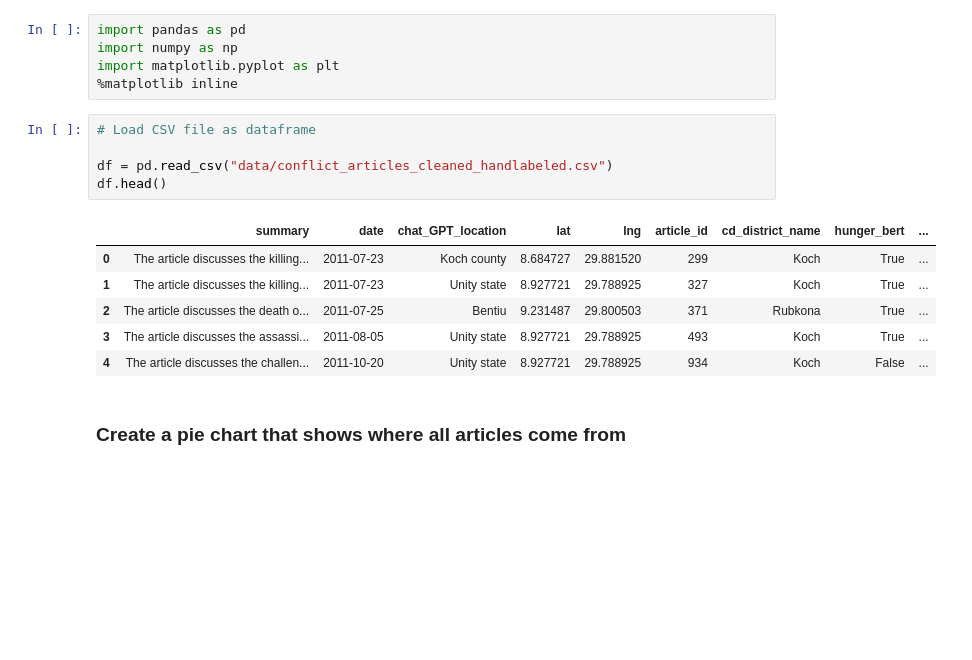
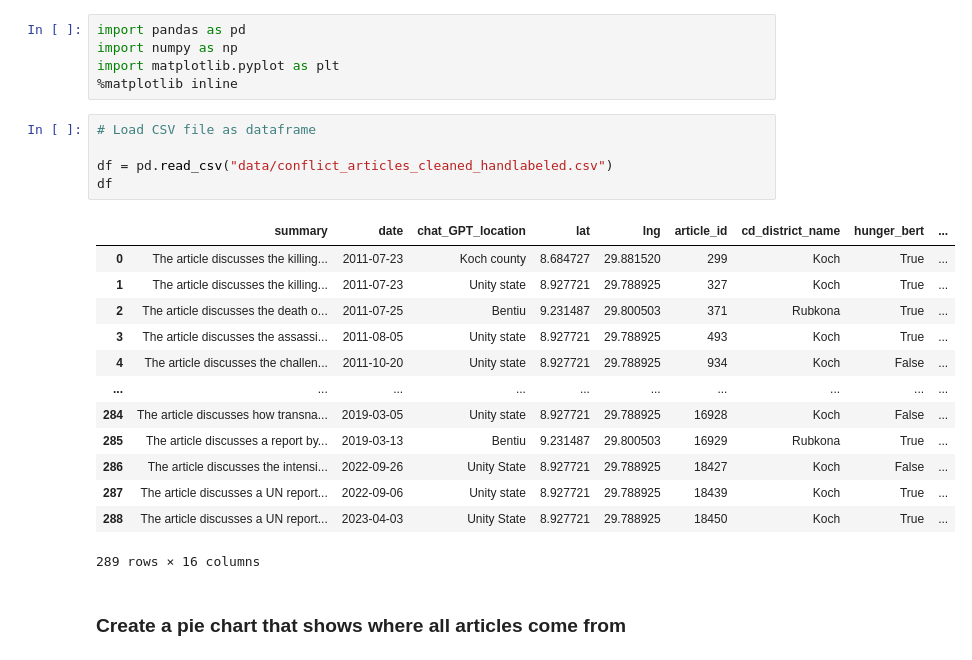
Before and after one commit to Joeryy/JBG060-DC3-23-24-group-2, a Jupyter notebook: article_data_exploration.ipynb, the cells around one changed output. Drawn from its saved outputs; the diff is of its cells as text; blank space fills up the shorter version.

```diff
--- a/article_data_exploration.ipynb
+++ b/article_data_exploration.ipynb
@@ -6,15 +6,22 @@ import matplotlib.pyplot as plt
 # %%
 # Load CSV file as dataframe
 
 df = pd.read_csv("data/conflict_articles_cleaned_handlabeled.csv")
-df.head()
+df
 # %% [output]
 |  | summary | date | chat_GPT_location | lat | lng | article_id | cd_district_name | hunger_bert | ... |
 | 0 | The article discusses the killing... | 2011-07-23 | Koch county | 8.684727 | 29.881520 | 299 | Koch | True | ... |
 | 1 | The article discusses the killing... | 2011-07-23 | Unity state | 8.927721 | 29.788925 | 327 | Koch | True | ... |
 | 2 | The article discusses the death o... | 2011-07-25 | Bentiu | 9.231487 | 29.800503 | 371 | Rubkona | True | ... |
 | 3 | The article discusses the assassi... | 2011-08-05 | Unity state | 8.927721 | 29.788925 | 493 | Koch | True | ... |
 | 4 | The article discusses the challen... | 2011-10-20 | Unity state | 8.927721 | 29.788925 | 934 | Koch | False | ... |
+| ... | ... | ... | ... | ... | ... | ... | ... | ... | ... |
+| 284 | The article discusses how transna... | 2019-03-05 | Unity state | 8.927721 | 29.788925 | 16928 | Koch | False | ... |
+| 285 | The article discusses a report by... | 2019-03-13 | Bentiu | 9.231487 | 29.800503 | 16929 | Rubkona | True | ... |
+| 286 | The article discusses the intensi... | 2022-09-26 | Unity State | 8.927721 | 29.788925 | 18427 | Koch | False | ... |
+| 287 | The article discusses a UN report... | 2022-09-06 | Unity state | 8.927721 | 29.788925 | 18439 | Koch | True | ... |
+| 288 | The article discusses a UN report... | 2023-04-03 | Unity State | 8.927721 | 29.788925 | 18450 | Koch | True | ... |
+289 rows × 16 columns
 # %% [markdown]
 ### Create a pie chart that shows where all articles come from
 # %%
```
Also changed, not shown: parts of 11 cells of this notebook.
